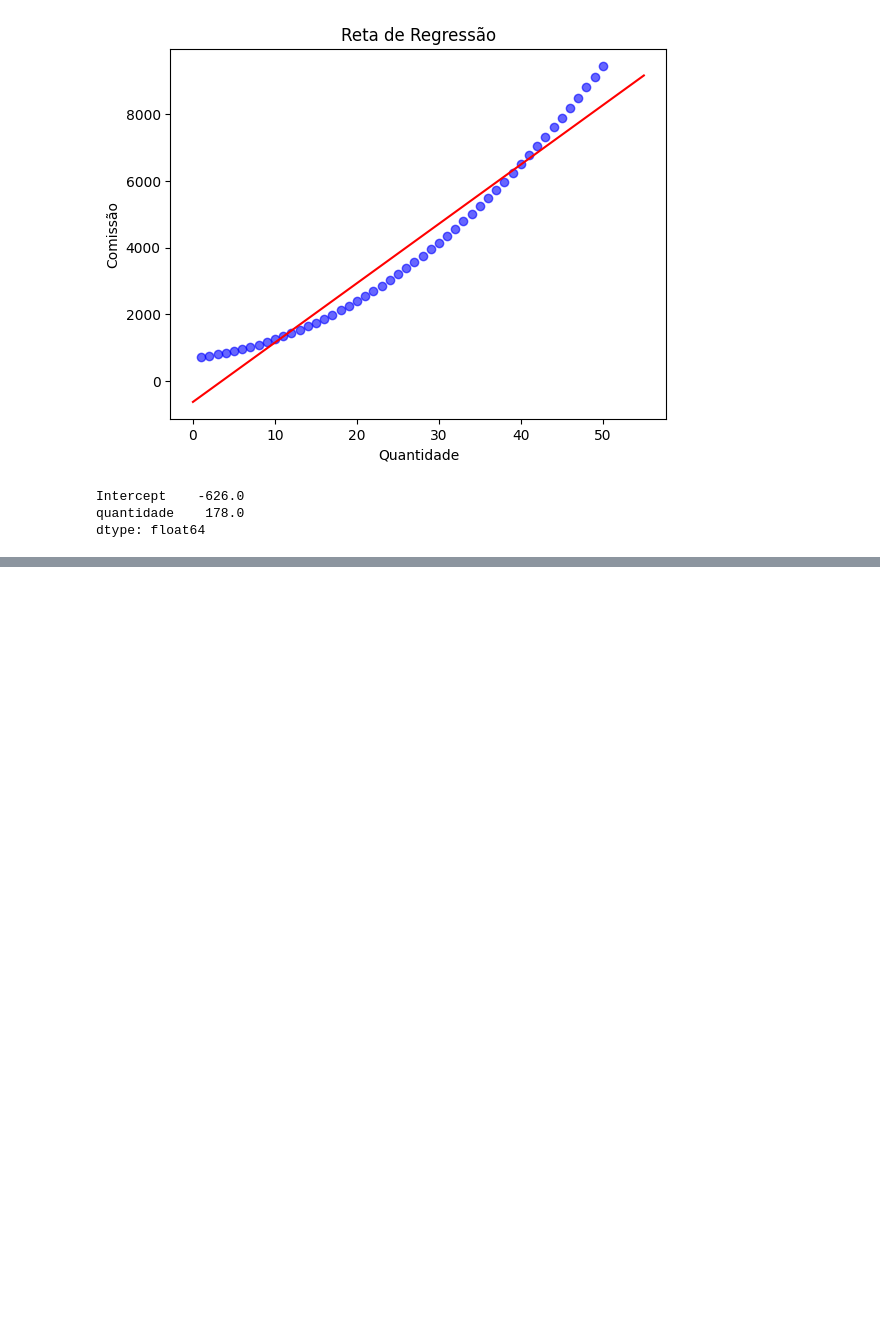
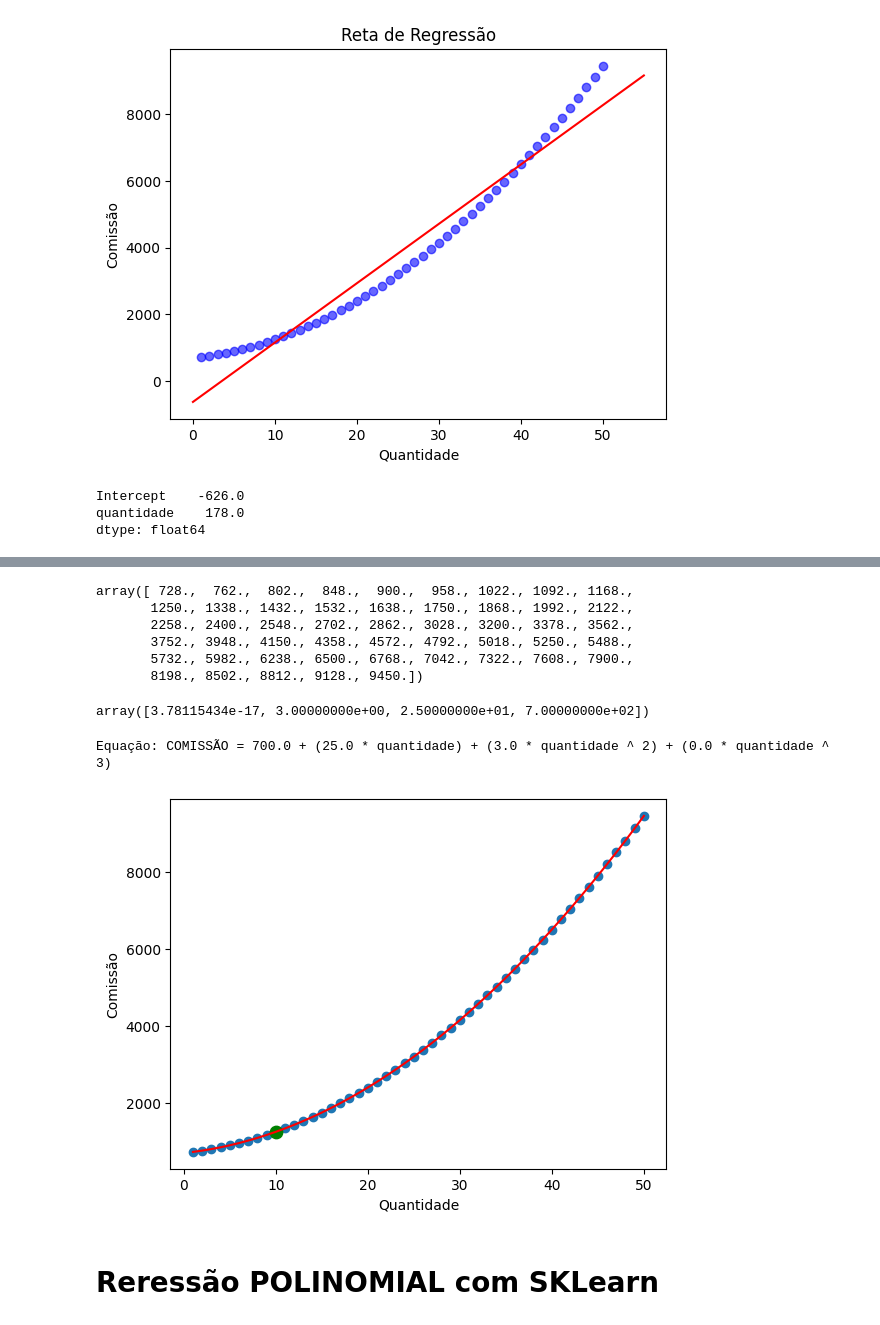
Before and after one commit to MaxVieiraSantiago/Machine-Learning-Algorithms, a Jupyter notebook: Polinomial Regression/Regressão_Polinomial.ipynb, the cells around one changed output, grey strips where cells are left out. Drawn from its saved outputs; the diff is of its cells as text; code cells hidden in the pictures; blank space fills up the shorter version.

```diff
--- a/Polinomial Regression/Regressão_Polinomial.ipynb
+++ b/Polinomial Regression/Regressão_Polinomial.ipynb
@@ -157,0 +202,34 @@ dtype: float64
+# %%
+# Previsão ( y_pred )
+y3 = modelo3(dados['quantidade'])
+y3
+# %% [output]
+array([ 728.,  762.,  802.,  848.,  900.,  958., 1022., 1092., 1168.,
+       1250., 1338., 1432., 1532., 1638., 1750., 1868., 1992., 2122.,
+       2258., 2400., 2548., 2702., 2862., 3028., 3200., 3378., 3562.,
+       3752., 3948., 4150., 4358., 4572., 4792., 5018., 5250., 5488.,
+       5732., 5982., 6238., 6500., 6768., 7042., 7322., 7608., 7900.,
+       8198., 8502., 8812., 9128., 9450.])
+# %%
+modelo3.coef
+# %% [output]
+array([3.78115434e-17, 3.00000000e+00, 2.50000000e+01, 7.00000000e+02])
+# %%
+print('Equação: COMISSÃO = {:.1f} + ({:.1f} * quantidade) + ({:.1f} * quantidade ^ 2) + ({:.1f} * quantidade ^ 3)'.format(modelo3.coef[3], modelo3.coef[2], modelo3.coef[1], modelo3.coef[0]))
+# %% [output]
+Equação: COMISSÃO = 700.0 + (25.0 * quantidade) + (3.0 * quantidade ^ 2) + (0.0 * quantidade ^ 3)
+# %%
+plt.scatter(x=dados['quantidade'], y=dados['comissao'])
+plt.plot(dados['quantidade'], y3, color='red')
+
+# Inserindo um valor previsto pelo modelo
+y_pred = 10
+plt.scatter(x=y_pred, y=modelo3(y_pred), color='green', s=80)
+
+plt.xlabel('Quantidade')
+plt.ylabel('Comissão')
+plt.show()
+# %% [output]
+[figure, added]
+# %% [markdown]
+# **Reressão POLINOMIAL com SKLearn**
```
Also changed, not shown: parts of 27 cells of this notebook.
